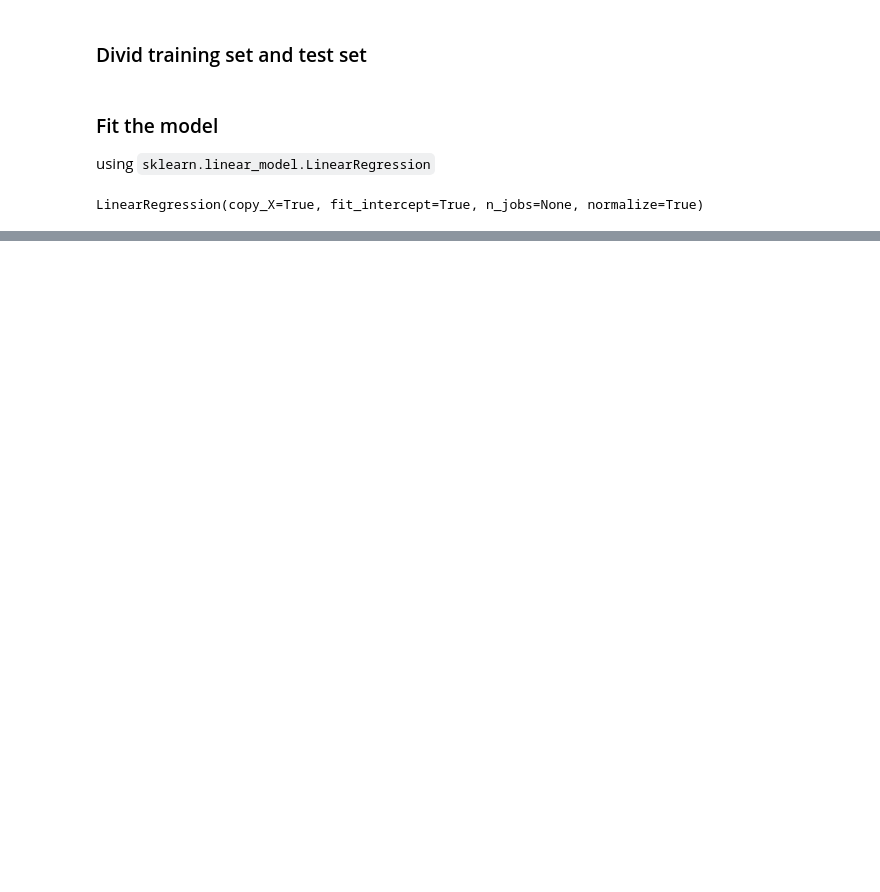
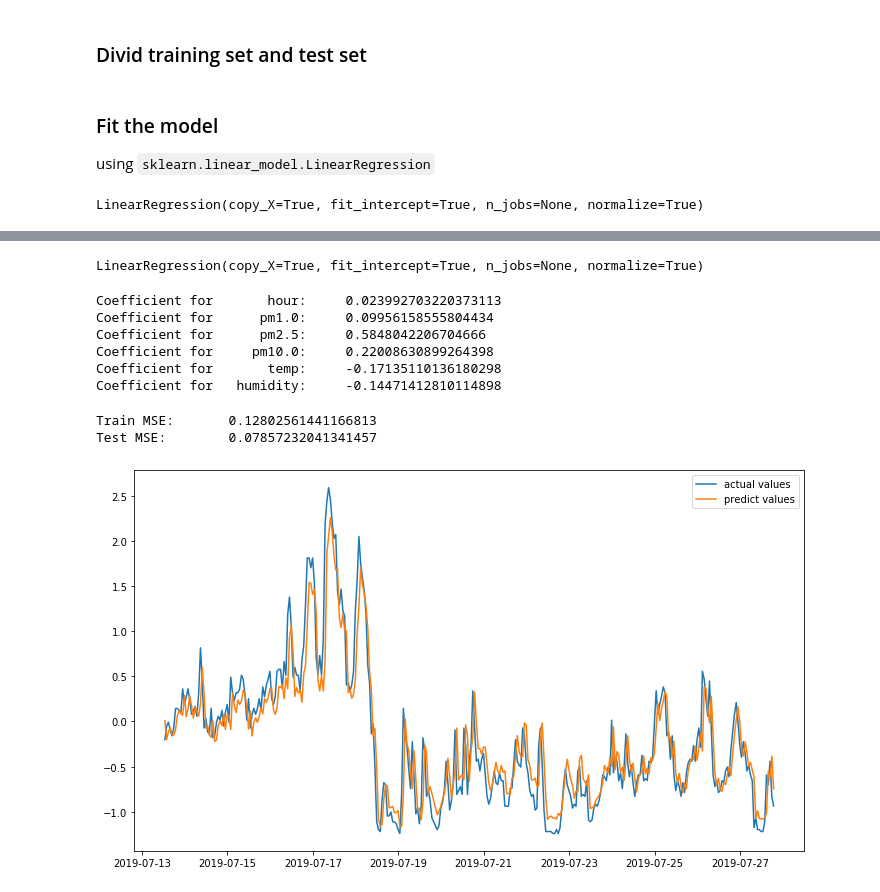
Before and after one commit to kevin110604/pm2.5_training, a Jupyter notebook: pm2.5_training_notebook.ipynb, the cells around one changed output, grey strips where cells are left out. Cells and saved outputs as stored; diff of their text form; code cells hidden in the pictures; blank space fills up the shorter version.

```diff
--- a/pm2.5_training_notebook.ipynb
+++ b/pm2.5_training_notebook.ipynb
@@ -429,0 +418,40 @@ Our test error is worse than our training error. Therefore, our next job is to i
+# %%
+# Fit the model
+model = linear_model.LinearRegression(normalize=True)
+model.fit(X_fsm, y)
+# %% [output]
+LinearRegression(copy_X=True, fit_intercept=True, n_jobs=None, normalize=True)
+# %%
+for i in range(len(X_fsm.columns)):
+    print('Coefficient for %10s:\t%s' % (X_fsm.columns[i], model.coef_[0][i]))
+# %% [output]
+Coefficient for       hour:     0.023992703220373113
+Coefficient for      pm1.0:     0.09956158555804434
+Coefficient for      pm2.5:     0.5848042206704666
+Coefficient for     pm10.0:     0.22008630899264398
+Coefficient for       temp:     -0.17135110136180298
+Coefficient for   humidity:     -0.14471412810114898
+# %%
+predict_train_y = model.predict(X_fsm)
+predict_y = model.predict(test_X_fsm)
+
+train_mse = metrics.mean_squared_error(y, predict_train_y)
+test_mse = metrics.mean_squared_error(test_y, predict_y)
+
+print('Train MSE:\t %s' % train_mse)
+print('Test MSE:\t %s' % test_mse)
+# %% [output]
+Train MSE:       0.12802561441166813
+Test MSE:        0.07857232041341457
+# %%
+# Add explicitly converter
+pd.plotting.register_matplotlib_converters()
+
+# plt
+plt.figure(figsize=(12, 7))
+plt.plot(test_df_time, test_df['pm2.5_next_hour'], label='actual values')
+plt.plot(test_df_time, predict_y, label='predict values')
+plt.legend()
+plt.show()
+# %% [output]
+[figure, added]
```
Also changed, not shown: parts of 54 cells of this notebook.
